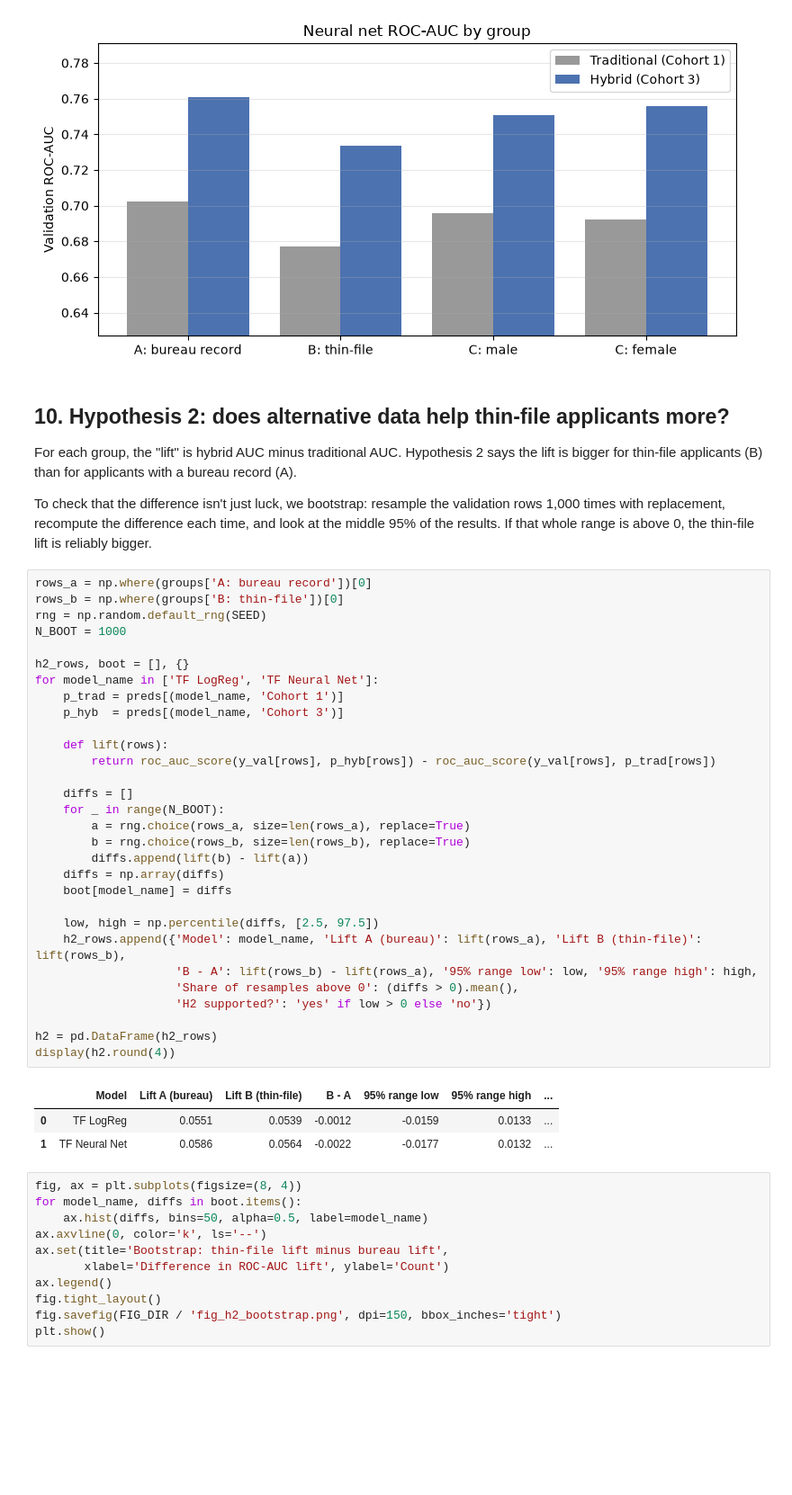
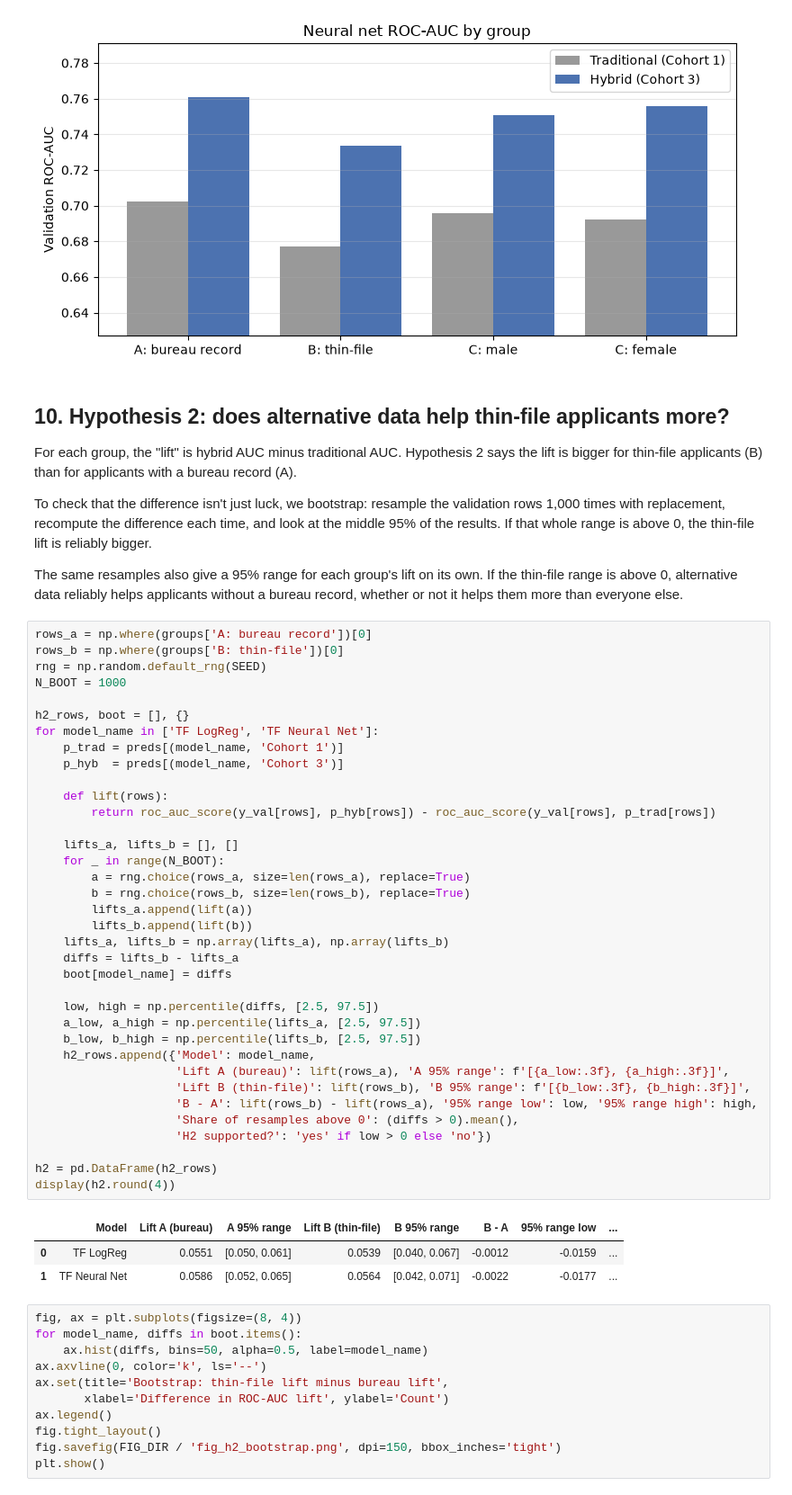
Before and after one commit to romanmhall/DATASCI-207-FinalProject-Team1, a Jupyter notebook: notebooks/04_model_experiments.ipynb, the cells around one changed output. Shown at 90% size. Saved outputs shown, nothing was run; the diff lists cells and outputs as text; blank space fills up the shorter version.

Commit message:
modified my hypothesis 2 to better show that alternative data improves outcomes for people with no bureau data

```diff
--- a/notebooks/04_model_experiments.ipynb
+++ b/notebooks/04_model_experiments.ipynb
@@ -496,40 +496,48 @@ plt.show()
 For each group, the "lift" is hybrid AUC minus traditional AUC. Hypothesis 2 says the lift is bigger for thin-file applicants (B) than for applicants with a bureau record (A).
 
 To check that the difference isn't just luck, we bootstrap: resample the validation rows 1,000 times with replacement, recompute the difference each time, and look at the middle 95% of the results. If that whole range is above 0, the thin-file lift is reliably bigger.
+
+The same resamples also give a 95% range for each group's lift on its own. If the thin-file range is above 0, alternative data reliably helps applicants without a bureau record, whether or not it helps them more than everyone else.
 # %%
 rows_a = np.where(groups['A: bureau record'])[0]
 rows_b = np.where(groups['B: thin-file'])[0]
 rng = np.random.default_rng(SEED)
 N_BOOT = 1000
 
 h2_rows, boot = [], {}
 for model_name in ['TF LogReg', 'TF Neural Net']:
     p_trad = preds[(model_name, 'Cohort 1')]
     p_hyb  = preds[(model_name, 'Cohort 3')]
 
     def lift(rows):
         return roc_auc_score(y_val[rows], p_hyb[rows]) - roc_auc_score(y_val[rows], p_trad[rows])
 
-    diffs = []
+    lifts_a, lifts_b = [], []
     for _ in range(N_BOOT):
         a = rng.choice(rows_a, size=len(rows_a), replace=True)
         b = rng.choice(rows_b, size=len(rows_b), replace=True)
-        diffs.append(lift(b) - lift(a))
-    diffs = np.array(diffs)
+        lifts_a.append(lift(a))
+        lifts_b.append(lift(b))
+    lifts_a, lifts_b = np.array(lifts_a), np.array(lifts_b)
+    diffs = lifts_b - lifts_a
     boot[model_name] = diffs
 
     low, high = np.percentile(diffs, [2.5, 97.5])
-    h2_rows.append({'Model': model_name, 'Lift A (bureau)': lift(rows_a), 'Lift B (thin-file)': lift(rows_b),
+    a_low, a_high = np.percentile(lifts_a, [2.5, 97.5])
+    b_low, b_high = np.percentile(lifts_b, [2.5, 97.5])
+    h2_rows.append({'Model': model_name,
+                    'Lift A (bureau)': lift(rows_a), 'A 95% range': f'[{a_low:.3f}, {a_high:.3f}]',
+                    'Lift B (thin-file)': lift(rows_b), 'B 95% range': f'[{b_low:.3f}, {b_high:.3f}]',
                     'B - A': lift(rows_b) - lift(rows_a), '95% range low': low, '95% range high': high,
                     'Share of resamples above 0': (diffs > 0).mean(),
                     'H2 supported?': 'yes' if low > 0 else 'no'})
 
 h2 = pd.DataFrame(h2_rows)
 display(h2.round(4))
 # %% [output]
-|  | Model | Lift A (bureau) | Lift B (thin-file) | B - A | 95% range low | 95% range high | ... |
-| 0 | TF LogReg | 0.0551 | 0.0539 | -0.0012 | -0.0159 | 0.0133 | ... |
-| 1 | TF Neural Net | 0.0586 | 0.0564 | -0.0022 | -0.0177 | 0.0132 | ... |
+|  | Model | Lift A (bureau) | A 95% range | Lift B (thin-file) | B 95% range | B - A | 95% range low | ... |
+| 0 | TF LogReg | 0.0551 | [0.050, 0.061] | 0.0539 | [0.040, 0.067] | -0.0012 | -0.0159 | ... |
+| 1 | TF Neural Net | 0.0586 | [0.052, 0.065] | 0.0564 | [0.042, 0.071] | -0.0022 | -0.0177 | ... |
 # %%
 fig, ax = plt.subplots(figsize=(8, 4))
 for model_name, diffs in boot.items():
```
Also changed, not shown: parts of 2 cells of this notebook, 4 other files.
